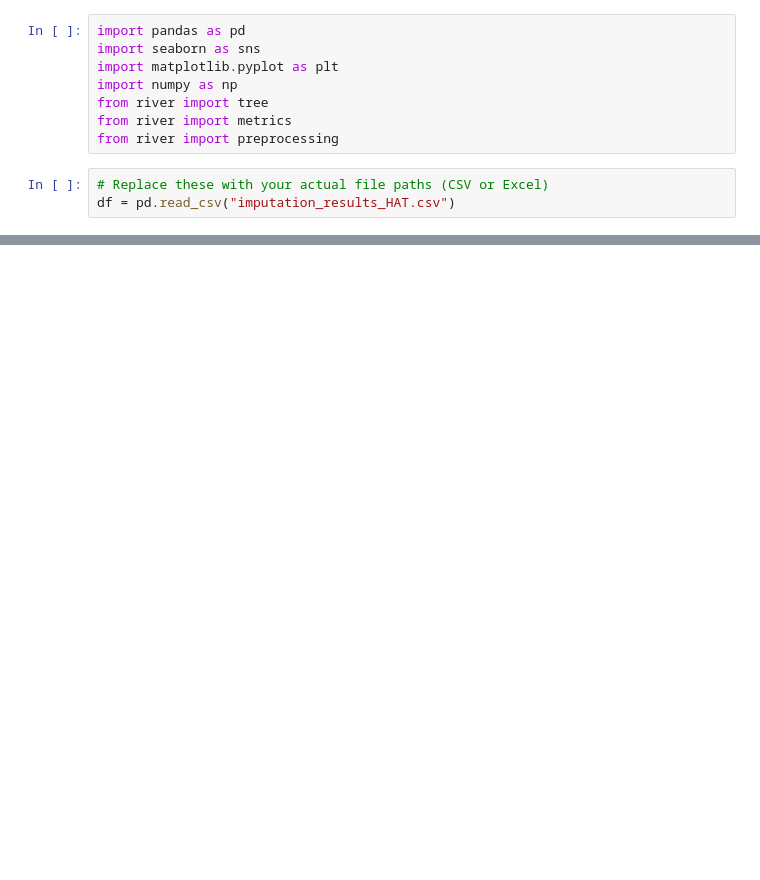
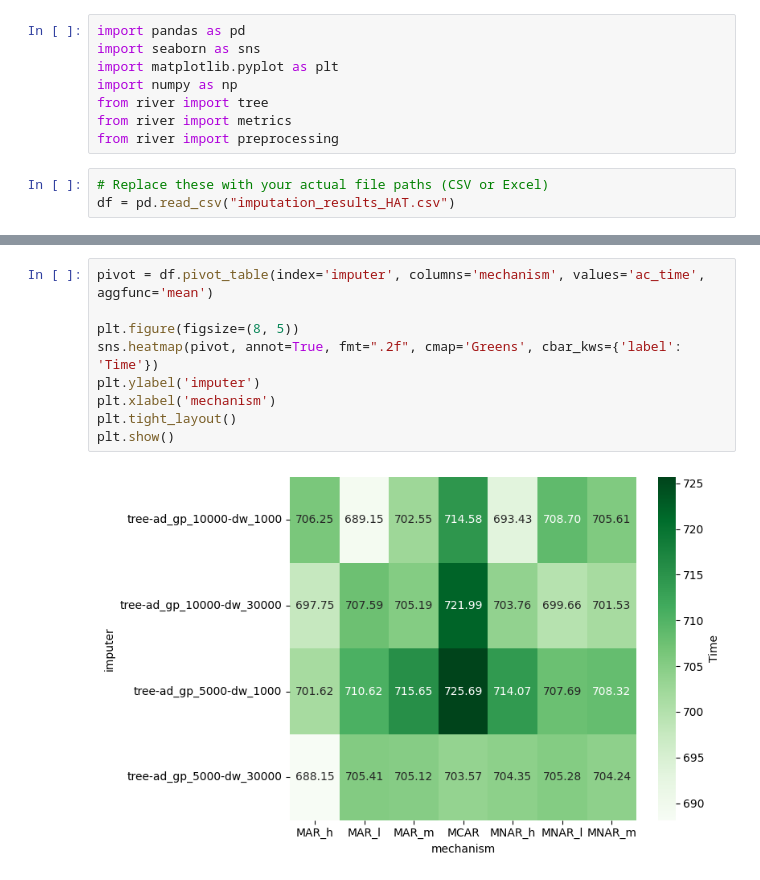
Before and after one commit to afonsoMatheus/online-imputation-analysis, a Jupyter notebook: 1.Offline/Scripts/Imputation/Analysis/Parameters/parameter_analysis.ipynb, the cells around one changed output, grey strips where cells are left out. Saved outputs shown, nothing was run; the diff lists cells and outputs as text; blank space fills up the shorter version.

```diff
--- a/1.Offline/Scripts/Imputation/Analysis/Parameters/parameter_analysis.ipynb
+++ b/1.Offline/Scripts/Imputation/Analysis/Parameters/parameter_analysis.ipynb
@@ -23,3 +23,14 @@ plt.show()
+# %%
+pivot = df.pivot_table(index='imputer', columns='mechanism', values='ac_time', aggfunc='mean')
+
+plt.figure(figsize=(8, 5))
+sns.heatmap(pivot, annot=True, fmt=".2f", cmap='Greens', cbar_kws={'label': 'Time'})
+plt.ylabel('imputer')
+plt.xlabel('mechanism')
+plt.tight_layout()
+plt.show()
+# %% [output]
+[figure, added]
 # %%
 import re
 
```
Also changed, not shown: parts of 4 cells of this notebook, 15 other files.
